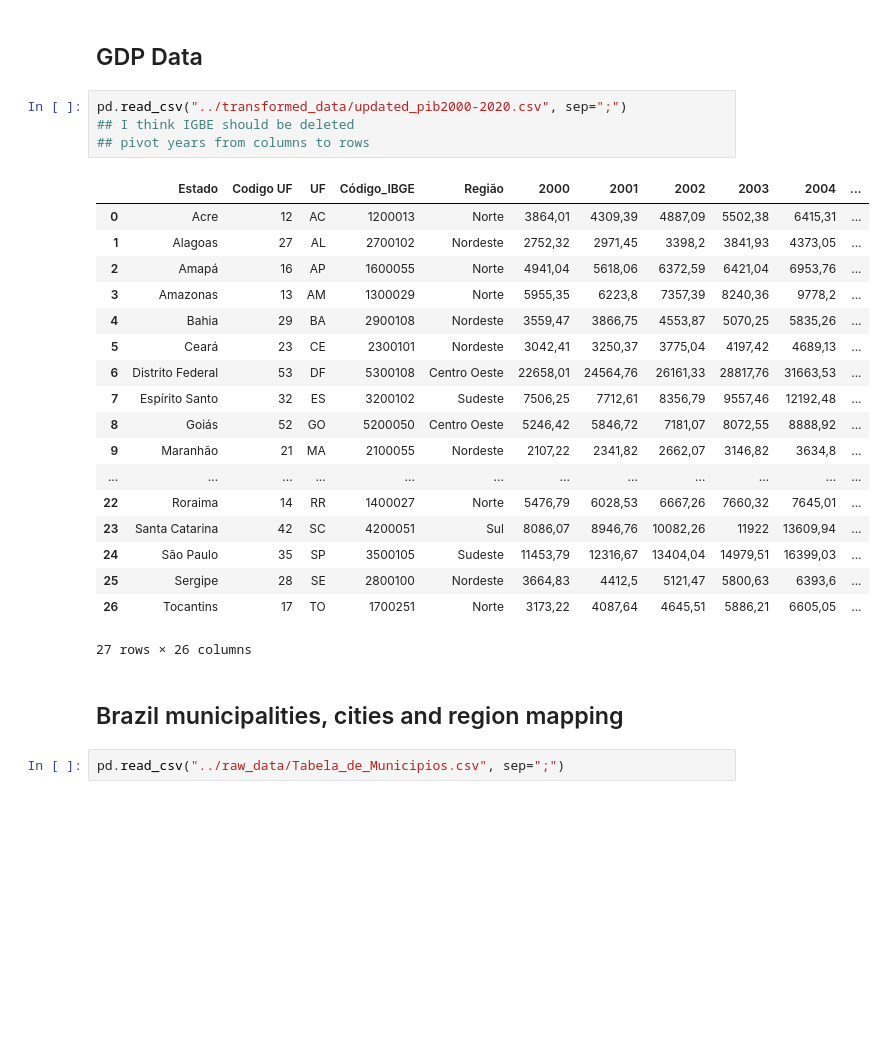
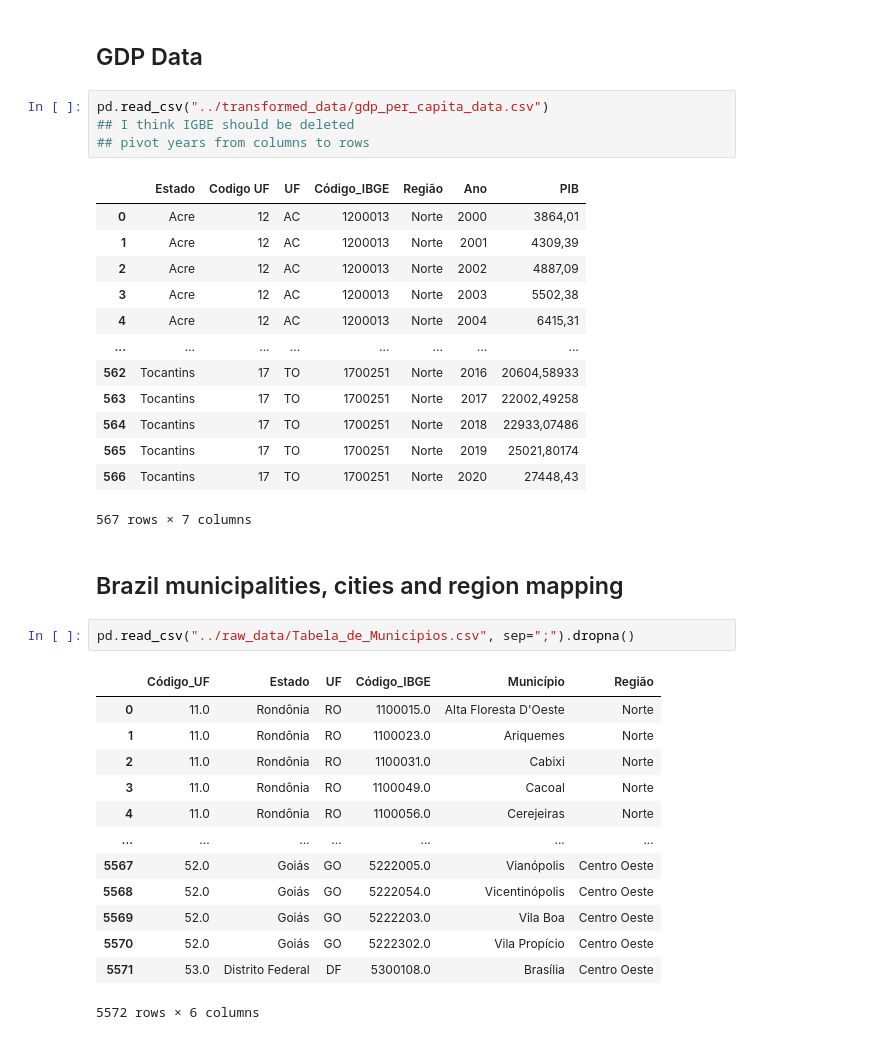
Before and after one commit to anandxrfeu/schooling_resource_predicter_data, a Jupyter notebook: notebooks/Test (Anand).ipynb, the cells around one changed output. Saved outputs shown, nothing was run; the diff lists cells and outputs as text; blank space fills up the shorter version.

```diff
--- a/notebooks/Test (Anand).ipynb
+++ b/notebooks/Test (Anand).ipynb
@@ -113,29 +113,38 @@ pd.read_csv("../transformed_data/poverty_data.csv")
 # %% [markdown]
 ## GDP Data
 # %%
-pd.read_csv("../transformed_data/updated_pib2000-2020.csv", sep=";")
+pd.read_csv("../transformed_data/gdp_per_capita_data.csv")
 ## I think IGBE should be deleted
 ## pivot years from columns to rows
 # %% [output]
-|  | Estado | Codigo UF | UF | Código_IBGE | Região | 2000 | 2001 | 2002 | 2003 | 2004 | ... |
-| 0 | Acre | 12 | AC | 1200013 | Norte | 3864,01 | 4309,39 | 4887,09 | 5502,38 | 6415,31 | ... |
-| 1 | Alagoas | 27 | AL | 2700102 | Nordeste | 2752,32 | 2971,45 | 3398,2 | 3841,93 | 4373,05 | ... |
-| 2 | Amapá | 16 | AP | 1600055 | Norte | 4941,04 | 5618,06 | 6372,59 | 6421,04 | 6953,76 | ... |
-| 3 | Amazonas | 13 | AM | 1300029 | Norte | 5955,35 | 6223,8 | 7357,39 | 8240,36 | 9778,2 | ... |
-| 4 | Bahia | 29 | BA | 2900108 | Nordeste | 3559,47 | 3866,75 | 4553,87 | 5070,25 | 5835,26 | ... |
-| 5 | Ceará | 23 | CE | 2300101 | Nordeste | 3042,41 | 3250,37 | 3775,04 | 4197,42 | 4689,13 | ... |
-| 6 | Distrito Federal | 53 | DF | 5300108 | Centro Oeste | 22658,01 | 24564,76 | 26161,33 | 28817,76 | 31663,53 | ... |
-| 7 | Espírito Santo | 32 | ES | 3200102 | Sudeste | 7506,25 | 7712,61 | 8356,79 | 9557,46 | 12192,48 | ... |
-| 8 | Goiás | 52 | GO | 5200050 | Centro Oeste | 5246,42 | 5846,72 | 7181,07 | 8072,55 | 8888,92 | ... |
-| 9 | Maranhão | 21 | MA | 2100055 | Nordeste | 2107,22 | 2341,82 | 2662,07 | 3146,82 | 3634,8 | ... |
-| ... | ... | ... | ... | ... | ... | ... | ... | ... | ... | ... | ... |
-| 22 | Roraima | 14 | RR | 1400027 | Norte | 5476,79 | 6028,53 | 6667,26 | 7660,32 | 7645,01 | ... |
-| 23 | Santa Catarina | 42 | SC | 4200051 | Sul | 8086,07 | 8946,76 | 10082,26 | 11922 | 13609,94 | ... |
-| 24 | São Paulo | 35 | SP | 3500105 | Sudeste | 11453,79 | 12316,67 | 13404,04 | 14979,51 | 16399,03 | ... |
-| 25 | Sergipe | 28 | SE | 2800100 | Nordeste | 3664,83 | 4412,5 | 5121,47 | 5800,63 | 6393,6 | ... |
-| 26 | Tocantins | 17 | TO | 1700251 | Norte | 3173,22 | 4087,64 | 4645,51 | 5886,21 | 6605,05 | ... |
+|  | Estado | Codigo UF | UF | Código_IBGE | Região | Ano | PIB |
+| 0 | Acre | 12 | AC | 1200013 | Norte | 2000 | 3864,01 |
+| 1 | Acre | 12 | AC | 1200013 | Norte | 2001 | 4309,39 |
+| 2 | Acre | 12 | AC | 1200013 | Norte | 2002 | 4887,09 |
+| 3 | Acre | 12 | AC | 1200013 | Norte | 2003 | 5502,38 |
+| 4 | Acre | 12 | AC | 1200013 | Norte | 2004 | 6415,31 |
+| ... | ... | ... | ... | ... | ... | ... | ... |
+| 562 | Tocantins | 17 | TO | 1700251 | Norte | 2016 | 20604,58933 |
+| 563 | Tocantins | 17 | TO | 1700251 | Norte | 2017 | 22002,49258 |
+| 564 | Tocantins | 17 | TO | 1700251 | Norte | 2018 | 22933,07486 |
+| 565 | Tocantins | 17 | TO | 1700251 | Norte | 2019 | 25021,80174 |
+| 566 | Tocantins | 17 | TO | 1700251 | Norte | 2020 | 27448,43 |
-27 rows × 26 columns
+567 rows × 7 columns
 # %% [markdown]
 ## Brazil municipalities, cities and region mapping
 # %%
-pd.read_csv("../raw_data/Tabela_de_Municipios.csv", sep=";")
+pd.read_csv("../raw_data/Tabela_de_Municipios.csv", sep=";").dropna()
+# %% [output]
+|  | Código_UF | Estado | UF | Código_IBGE | Município | Região |
+| 0 | 11.0 | Rondônia | RO | 1100015.0 | Alta Floresta D'Oeste | Norte |
+| 1 | 11.0 | Rondônia | RO | 1100023.0 | Ariquemes | Norte |
+| 2 | 11.0 | Rondônia | RO | 1100031.0 | Cabixi | Norte |
+| 3 | 11.0 | Rondônia | RO | 1100049.0 | Cacoal | Norte |
+| 4 | 11.0 | Rondônia | RO | 1100056.0 | Cerejeiras | Norte |
+| ... | ... | ... | ... | ... | ... | ... |
+| 5567 | 52.0 | Goiás | GO | 5222005.0 | Vianópolis | Centro Oeste |
+| 5568 | 52.0 | Goiás | GO | 5222054.0 | Vicentinópolis | Centro Oeste |
+| 5569 | 52.0 | Goiás | GO | 5222203.0 | Vila Boa | Centro Oeste |
+| 5570 | 52.0 | Goiás | GO | 5222302.0 | Vila Propício | Centro Oeste |
+| 5571 | 53.0 | Distrito Federal | DF | 5300108.0 | Brasília | Centro Oeste |
+5572 rows × 6 columns
```
Also changed, not shown: parts of 1 cell of this notebook, 2 other files.
